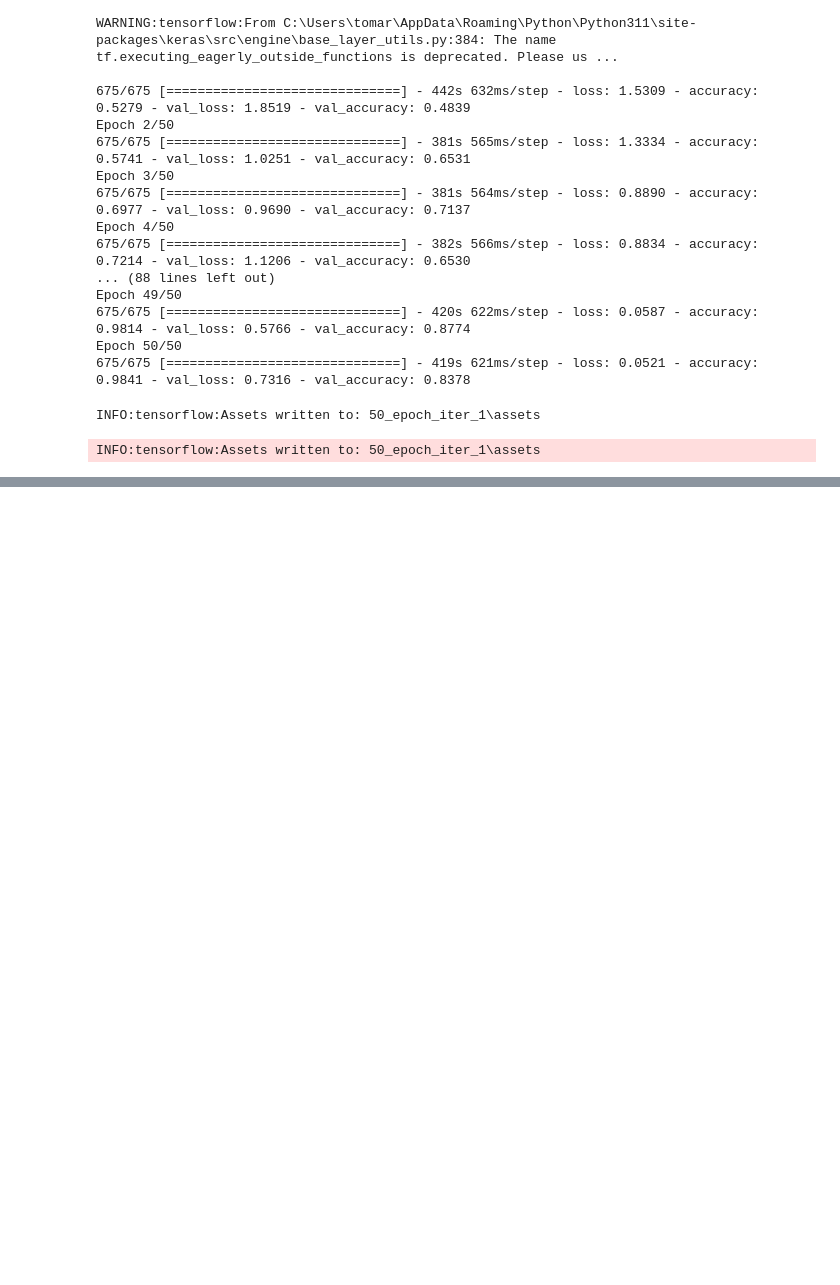
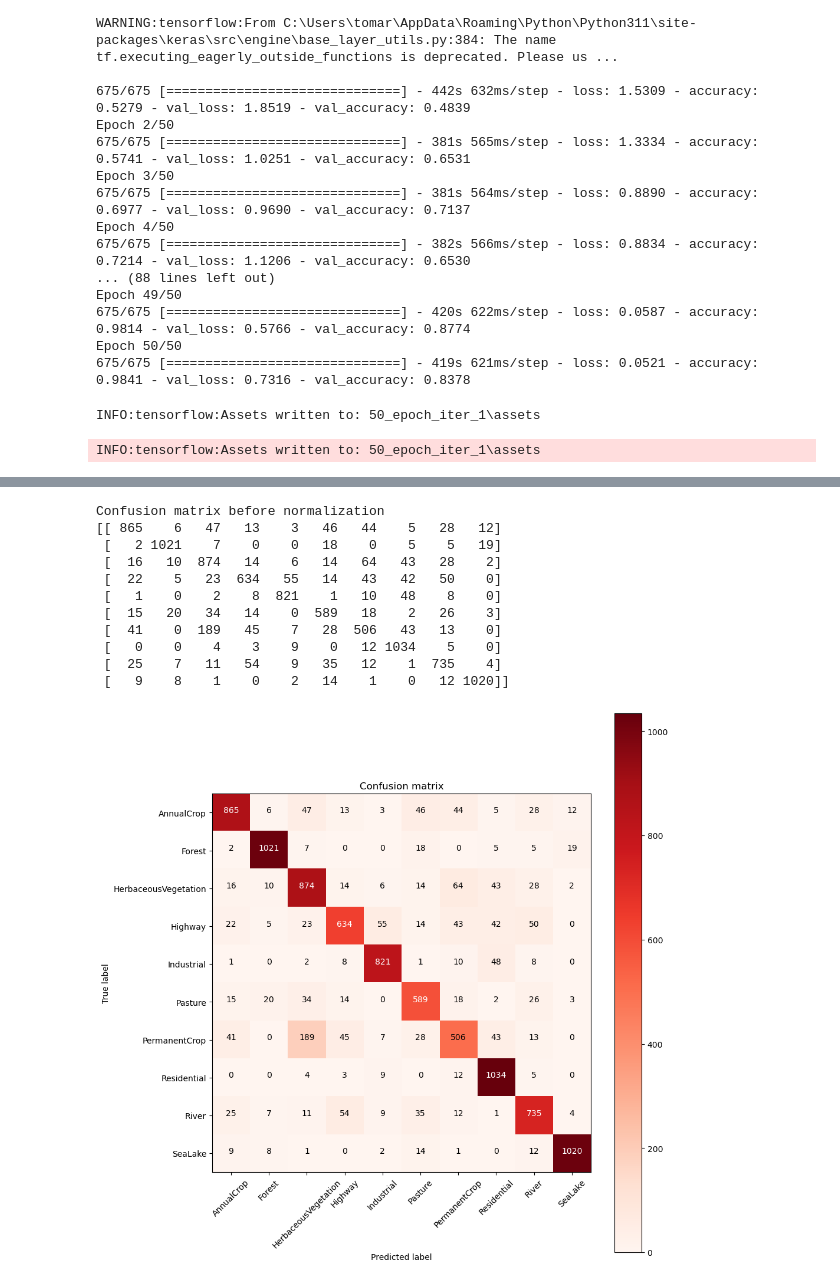
Before and after one commit to nakshatra-tomar/Res-Net-Demo, a Jupyter notebook: Untitled.ipynb, the cells around one changed output, grey strips where cells are left out. Saved outputs shown, nothing was run; the diff lists cells and outputs as text; code cells hidden in the pictures; blank space fills up the shorter version.

Commit message:
normalization

```diff
--- a/Untitled.ipynb
+++ b/Untitled.ipynb
@@ -283,0 +281,2 @@ cm
+# %%
+c_matrix = confusion_matrix(actual_labels, predicted_labels)
@@ -283,0 +297,47 @@ cm
+# %%
+def plot_confusion_matrix(c_matrix, classes,
+                        normalize=False,
+                        title='Confusion matrix',
+                        figsize=(10, 10),
+                        cmap=plt.cm.Blues):
+
+    plt.figure(figsize=figsize)
+    plt.imshow(c_matrix, interpolation='nearest', cmap=cmap)
+    plt.title(title)
+    plt.colorbar()
+    tick_marks = np.arange(len(classes))
+    plt.xticks(tick_marks, classes, rotation=45)
+    plt.yticks(tick_marks, classes)
+
+    if normalize:
+        c_matrix = c_matrix.astype('float') / c_matrix.sum(axis=1)[:, np.newaxis]
+        print("Normalized Confusion Matrix")
+    else:
+        print('Confusion matrix before normalization')
+
+    print(c_matrix)
+
+    thresh = c_matrix.max() / 2.
+    for i, j in itertools.product(range(c_matrix.shape[0]), range(c_matrix.shape[1])):
+        plt.text(j, i, c_matrix[i, j],
+            horizontalalignment="center",
+            color="white" if c_matrix[i, j] > thresh else "black")
+
+    plt.tight_layout()
+    plt.ylabel('True label')
+    plt.xlabel('Predicted label')
+# %%
+plot_confusion_matrix(c_matrix, train_set.class_indices, cmap='Reds')
+# %% [output]
+Confusion matrix before normalization
+[[ 865    6   47   13    3   46   44    5   28   12]
+ [   2 1021    7    0    0   18    0    5    5   19]
+ [  16   10  874   14    6   14   64   43   28    2]
+ [  22    5   23  634   55   14   43   42   50    0]
+ [   1    0    2    8  821    1   10   48    8    0]
+ [  15   20   34   14    0  589   18    2   26    3]
+ [  41    0  189   45    7   28  506   43   13    0]
+ [   0    0    4    3    9    0   12 1034    5    0]
+ [  25    7   11   54    9   35   12    1  735    4]
+ [   9    8    1    0    2   14    1    0   12 1020]]
+[figure, added]
```
Also changed, not shown: parts of 7 cells of this notebook.
